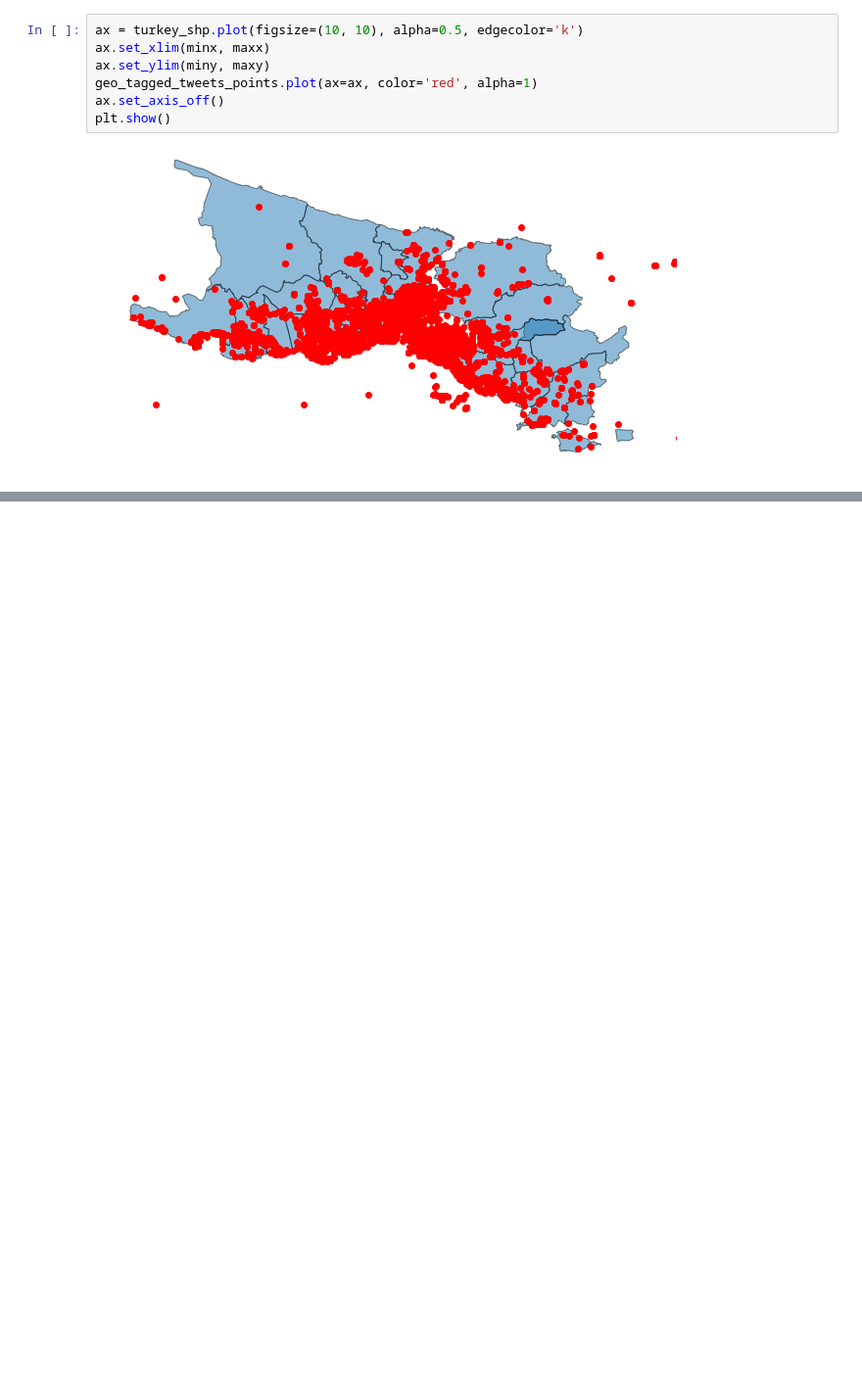
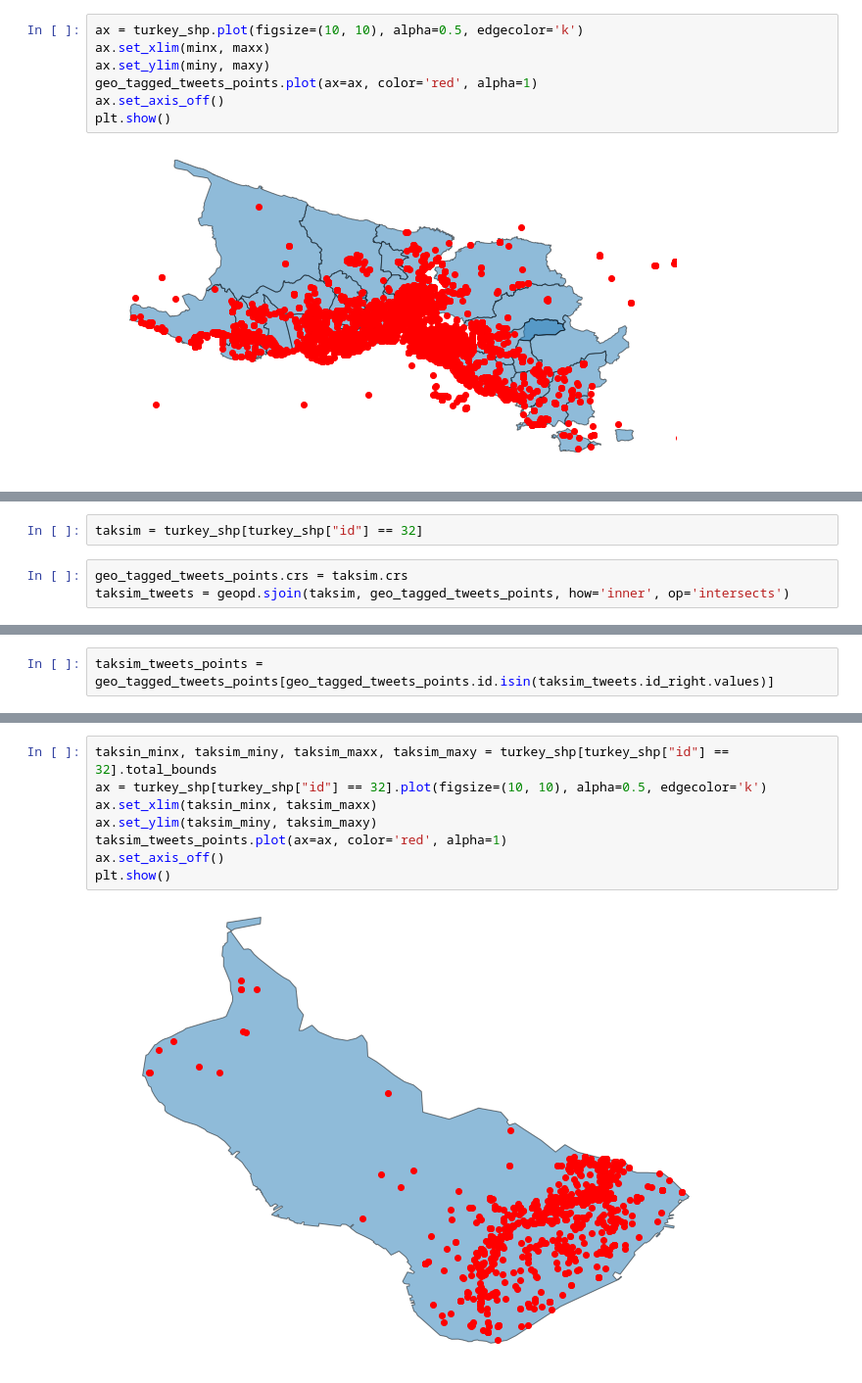
Before and after one commit to efatmae/Tweets_Turkey_2013_data_analysis, a Jupyter notebook: extracting_geo_located_tweets.ipynb, the cells around one changed output, grey strips where cells are left out. Shown at 98% size. Saved outputs shown, nothing was run; the diff lists cells and outputs as text; blank space fills up the shorter version.

```diff
--- a/extracting_geo_located_tweets.ipynb
+++ b/extracting_geo_located_tweets.ipynb
@@ -150,0 +75,5 @@ turkey_shp
+# %%
+taksim = turkey_shp[turkey_shp["id"] == 32]
+# %%
+geo_tagged_tweets_points.crs = taksim.crs
+taksim_tweets = geopd.sjoin(taksim, geo_tagged_tweets_points, how='inner', op='intersects')
@@ -150,0 +86,2 @@ turkey_shp
+# %%
+taksim_tweets_points = geo_tagged_tweets_points[geo_tagged_tweets_points.id.isin(taksim_tweets.id_right.values)]
@@ -150,0 +94,10 @@ turkey_shp
+# %%
+taksin_minx, taksim_miny, taksim_maxx, taksim_maxy = turkey_shp[turkey_shp["id"] == 32].total_bounds
+ax = turkey_shp[turkey_shp["id"] == 32].plot(figsize=(10, 10), alpha=0.5, edgecolor='k')
+ax.set_xlim(taksin_minx, taksim_maxx)
+ax.set_ylim(taksim_miny, taksim_maxy)
+taksim_tweets_points.plot(ax=ax, color='red', alpha=1)
+ax.set_axis_off()
+plt.show()
+# %% [output]
+[figure, added]
```
Also changed, not shown: parts of 19 cells of this notebook, 8 other files.
